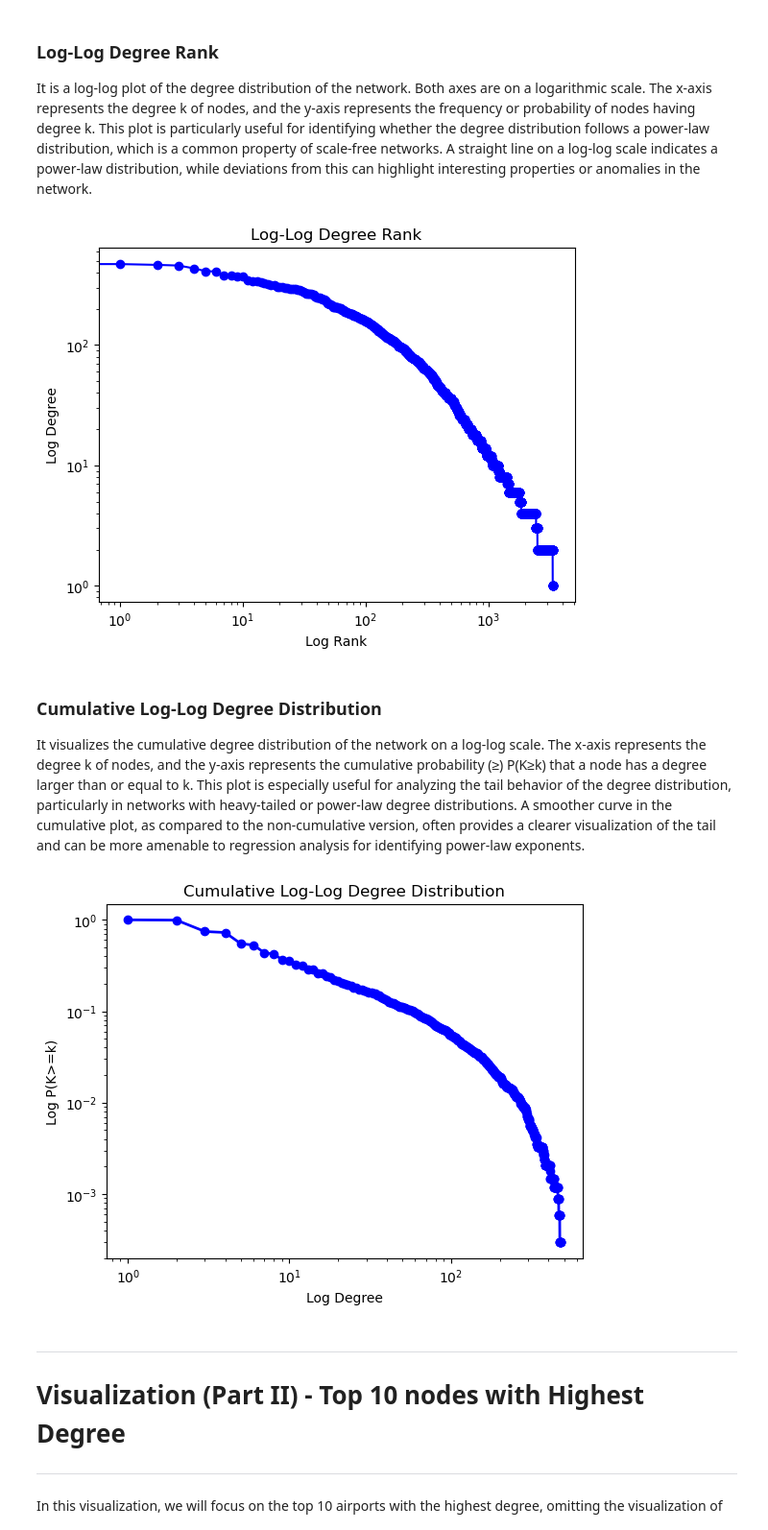
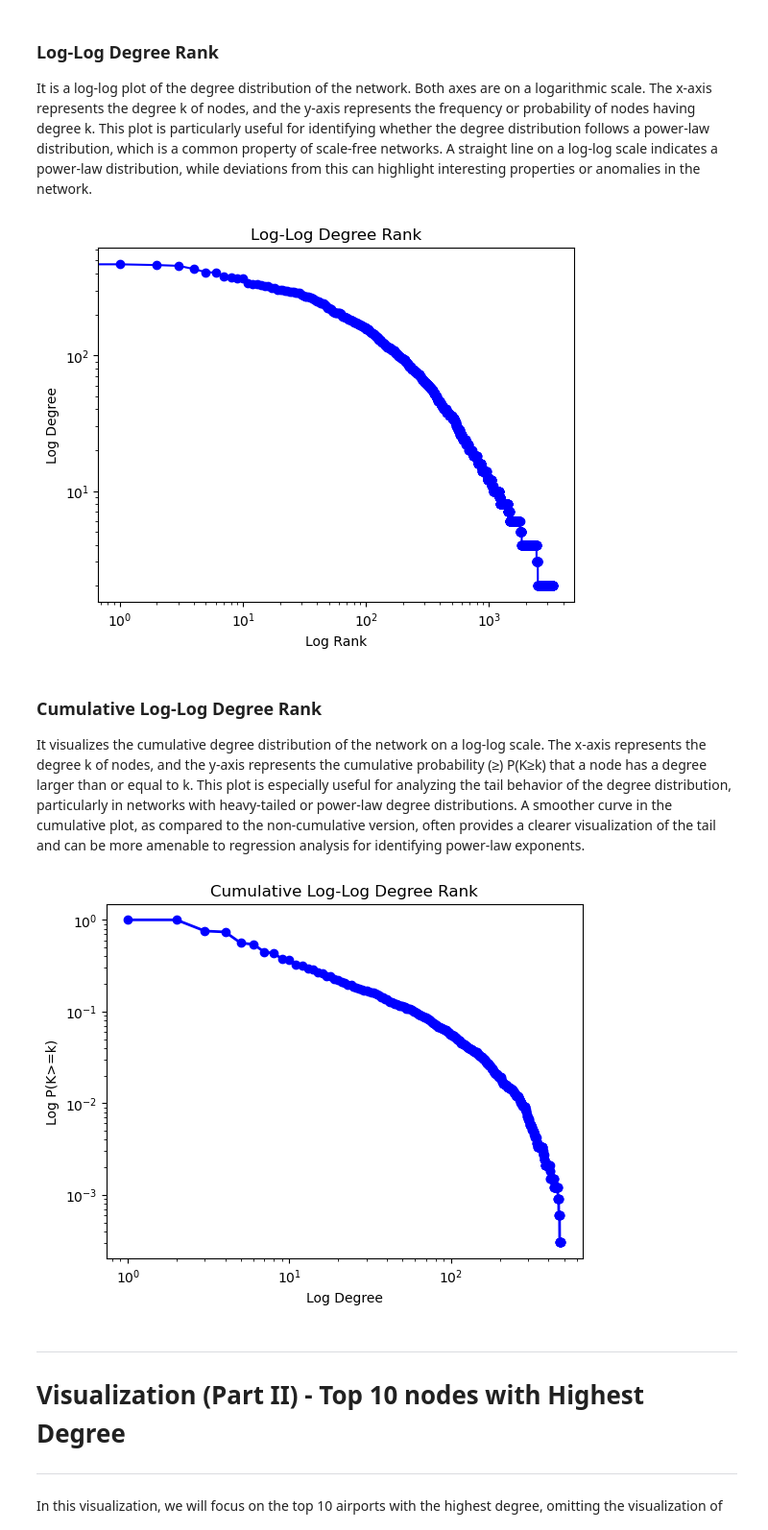
Before and after one commit to Vicente-Lorenzo/NetworkScience, a Jupyter notebook: project/research.ipynb, the cells around one changed output. Shown at 96% size. Drawn from its saved outputs; the diff is of its cells as text; code cells hidden in the pictures.

```diff
--- a/project/research.ipynb
+++ b/project/research.ipynb
@@ -143,0 +144,10 @@ dest_count
+# %%
+initial_count = len(data)
+data = data.drop_duplicates(subset=['src_name', 'dest_name'])
+final_count = len(data)
+print(f"Removed {initial_count - final_count} duplicate routes.")
+
+initial_count = len(data)
+data = data[data['src_name'] != data['dest_name']]
+final_count = len(data)
+print(f"Removed {initial_count - final_count} self-looped routes.")
@@ -159,6 +175,7 @@ vis.save("vis1_total_dataset.html")
 Nodes represent airports and edges represent a route between two airports
 # %%
 G = nx.DiGraph()
-
-for _, row in data.iterrows():
+for idx, row in data.iterrows():
     G.add_edge(row['src_name'], row['dest_name'], weight=1)
+print(f"Nodes: {G.number_of_nodes()}")
+print(f"Edges: {G.number_of_edges()}")
@@ -164,0 +222,8 @@ for _, row in data.iterrows():
+# %%
+scc = list(nx.strongly_connected_components(G))
+scc_sorted = sorted(scc, key=len, reverse=True)
+largest_scc = scc_sorted[0]
+G = G.subgraph(largest_scc)
+
+print(f"Number of nodes in the largest SCC: {G.number_of_nodes()}")
+print(f"Number of edges in the largest SCC: {G.number_of_edges()}")
@@ -212,20 +295,20 @@ plt.xlabel("Log Rank")
 plt.ylabel("Log Degree")
 plt.show()
 # %% [output]
-[figure, old version]
+[figure, new version]
 # %% [markdown]
-### Cumulative Log-Log Degree Distribution
+### Cumulative Log-Log Degree Rank
 It visualizes the cumulative degree distribution of the network on a log-log scale. The x-axis represents the degree k of nodes, and the y-axis represents the cumulative probability (≥) P(K≥k) that a node has a degree larger than or equal to k. This plot is especially useful for analyzing the tail behavior of the degree distribution, particularly in networks with heavy-tailed or power-law degree distributions. A smoother curve in the cumulative plot, as compared to the non-cumulative version, often provides a clearer visualization of the tail and can be more amenable to regression analysis for identifying power-law exponents.
 # %%
 hist, bin_edges = np.histogram(degree_sequence, bins=np.arange(1, np.max(degree_sequence)+2), density=True)
 cumulative_dist = np.cumsum(hist[::-1])[::-1]
 plt.loglog(bin_edges[:-1], cumulative_dist, 'bo-', linewidth=2)
-plt.title("Cumulative Log-Log Degree Distribution")
+plt.title("Cumulative Log-Log Degree Rank")
 plt.xlabel("Log Degree")
 plt.ylabel("Log P(K>=k)")
 plt.show()
 # %% [output]
-[figure, old version]
+[figure, new version]
 # %% [markdown]
 ---
 # Visualization (Part II) - Top 10 nodes with Highest Degree
```
Also changed, not shown: parts of 54 cells of this notebook, 9 other files.
